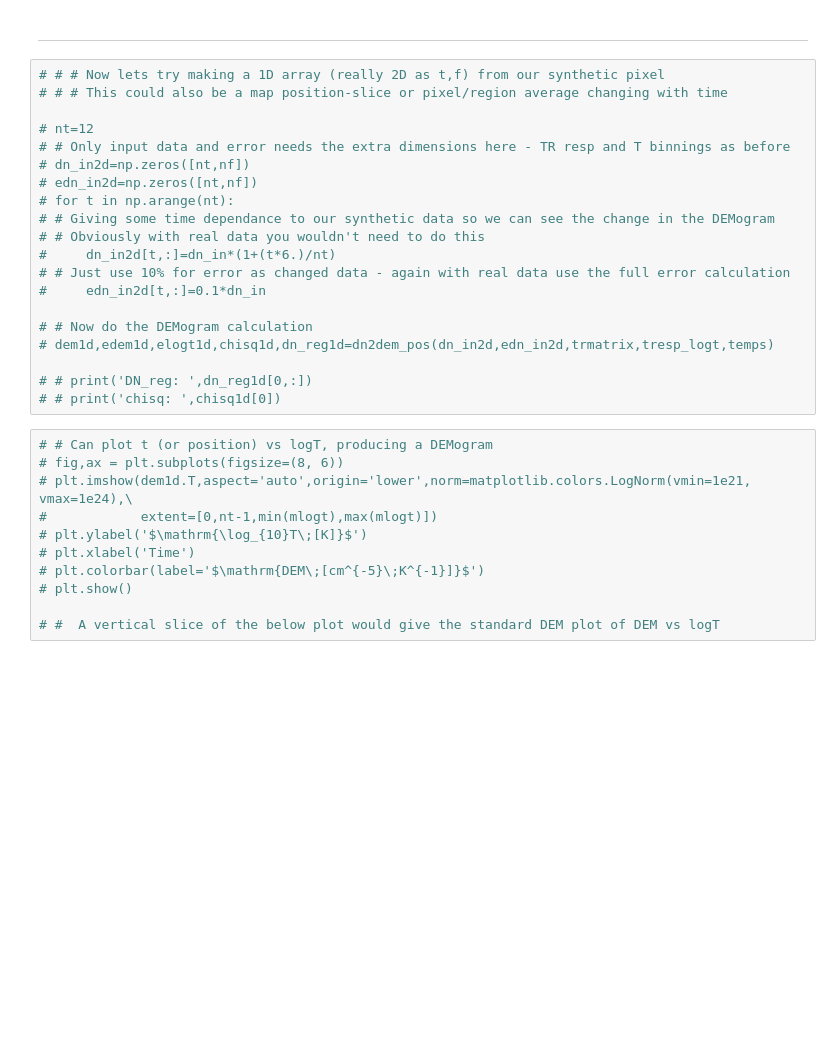
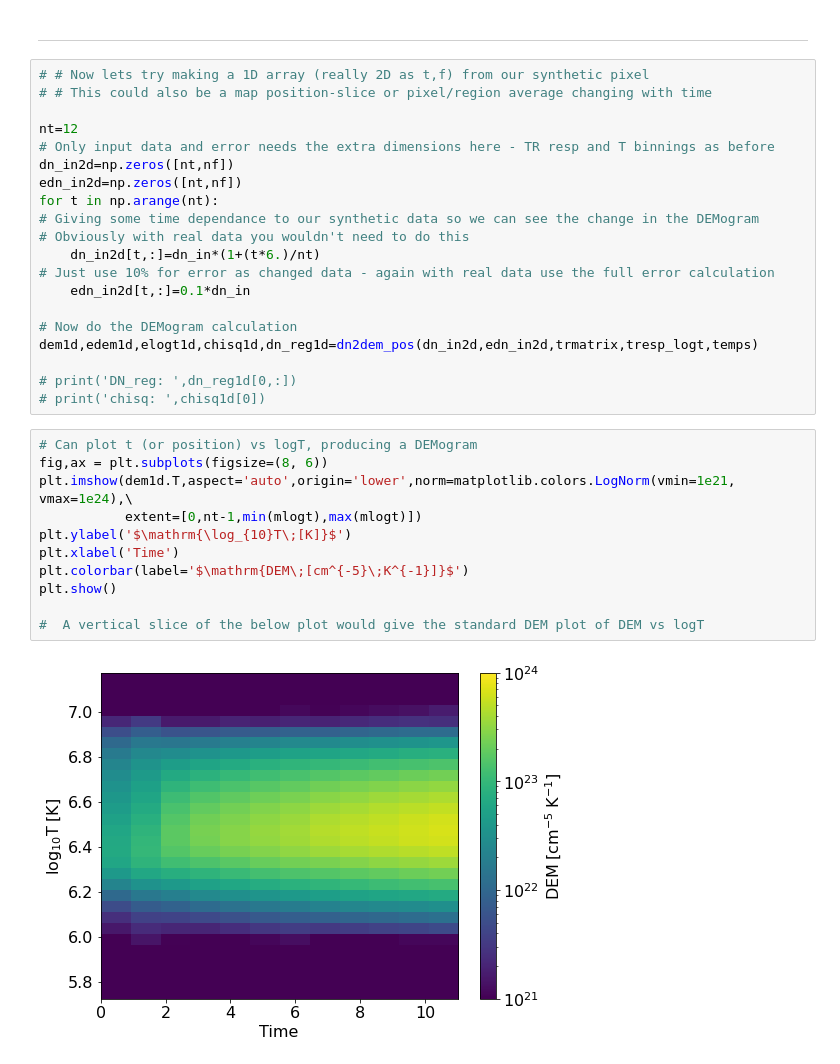
Before and after one commit to ianan/demreg, a Jupyter notebook: python/testing_new.ipynb, the cells around one changed output. Cells and saved outputs as stored; diff of their text form; blank space fills up the shorter version.

```diff
--- a/python/testing_new.ipynb
+++ b/python/testing_new.ipynb
@@ -240,34 +253,36 @@ plt.show()
 # %% [markdown]
 ---
 # %%
-# # # Now lets try making a 1D array (really 2D as t,f) from our synthetic pixel
-# # # This could also be a map position-slice or pixel/region average changing with time
+# # Now lets try making a 1D array (really 2D as t,f) from our synthetic pixel
+# # This could also be a map position-slice or pixel/region average changing with time
 
-# nt=12
-# # Only input data and error needs the extra dimensions here - TR resp and T binnings as before
-# dn_in2d=np.zeros([nt,nf])
-# edn_in2d=np.zeros([nt,nf])
-# for t in np.arange(nt):
-# # Giving some time dependance to our synthetic data so we can see the change in the DEMogram
-# # Obviously with real data you wouldn't need to do this
-#     dn_in2d[t,:]=dn_in*(1+(t*6.)/nt)
-# # Just use 10% for error as changed data - again with real data use the full error calculation
-#     edn_in2d[t,:]=0.1*dn_in
+nt=12
+# Only input data and error needs the extra dimensions here - TR resp and T binnings as before
+dn_in2d=np.zeros([nt,nf])
+edn_in2d=np.zeros([nt,nf])
+for t in np.arange(nt):
+# Giving some time dependance to our synthetic data so we can see the change in the DEMogram
+# Obviously with real data you wouldn't need to do this
+    dn_in2d[t,:]=dn_in*(1+(t*6.)/nt)
+# Just use 10% for error as changed data - again with real data use the full error calculation
+    edn_in2d[t,:]=0.1*dn_in
 
-# # Now do the DEMogram calculation
-# dem1d,edem1d,elogt1d,chisq1d,dn_reg1d=dn2dem_pos(dn_in2d,edn_in2d,trmatrix,tresp_logt,temps)
+# Now do the DEMogram calculation
+dem1d,edem1d,elogt1d,chisq1d,dn_reg1d=dn2dem_pos(dn_in2d,edn_in2d,trmatrix,tresp_logt,temps)
 
-# # print('DN_reg: ',dn_reg1d[0,:])
-# # print('chisq: ',chisq1d[0])
+# print('DN_reg: ',dn_reg1d[0,:])
+# print('chisq: ',chisq1d[0])
 # %%
-# # Can plot t (or position) vs logT, producing a DEMogram
-# fig,ax = plt.subplots(figsize=(8, 6))
-# plt.imshow(dem1d.T,aspect='auto',origin='lower',norm=matplotlib.colors.LogNorm(vmin=1e21, vmax=1e24),\
-#            extent=[0,nt-1,min(mlogt),max(mlogt)])
-# plt.ylabel('$\mathrm{\log_{10}T\;[K]}$')
-# plt.xlabel('Time')
-# plt.colorbar(label='$\mathrm{DEM\;[cm^{-5}\;K^{-1}]}$')
-# plt.show()
+# Can plot t (or position) vs logT, producing a DEMogram
+fig,ax = plt.subplots(figsize=(8, 6))
+plt.imshow(dem1d.T,aspect='auto',origin='lower',norm=matplotlib.colors.LogNorm(vmin=1e21, vmax=1e24),\
+           extent=[0,nt-1,min(mlogt),max(mlogt)])
+plt.ylabel('$\mathrm{\log_{10}T\;[K]}$')
+plt.xlabel('Time')
+plt.colorbar(label='$\mathrm{DEM\;[cm^{-5}\;K^{-1}]}$')
+plt.show()
 
-# #  A vertical slice of the below plot would give the standard DEM plot of DEM vs logT
+#  A vertical slice of the below plot would give the standard DEM plot of DEM vs logT
+# %% [output]
+[figure, added]
 # %%
```
Also changed, not shown: parts of 8 cells of this notebook, 2 other files.
